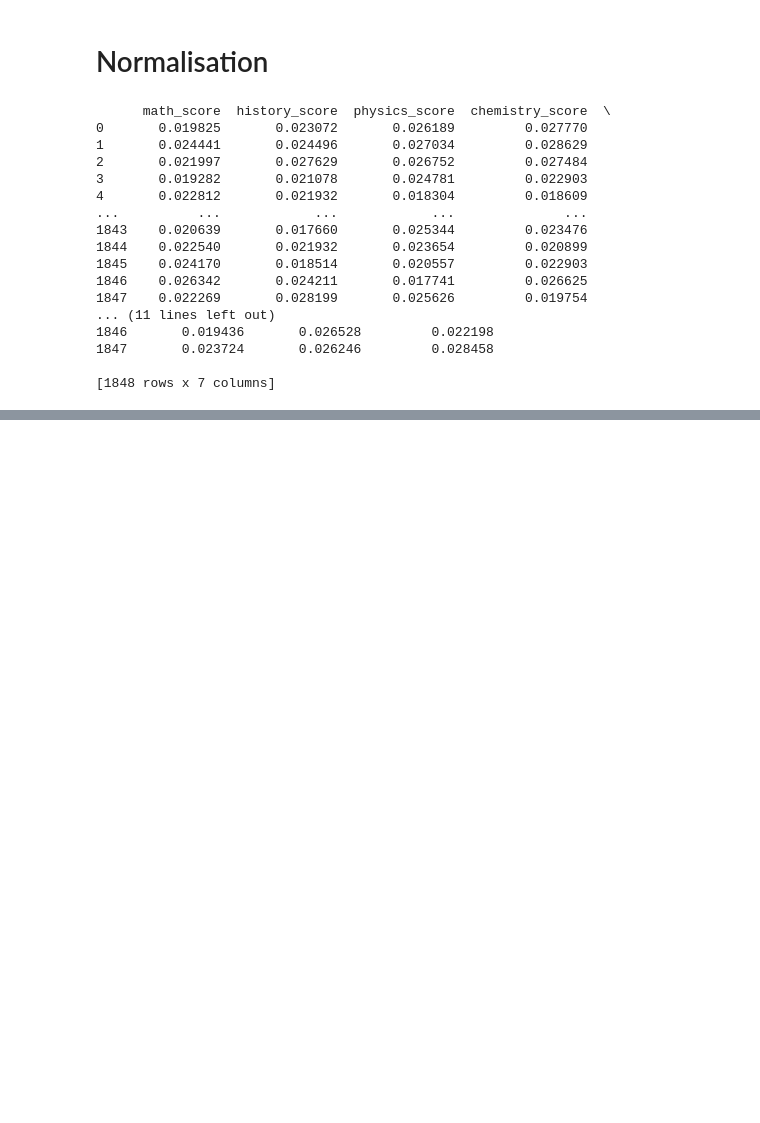
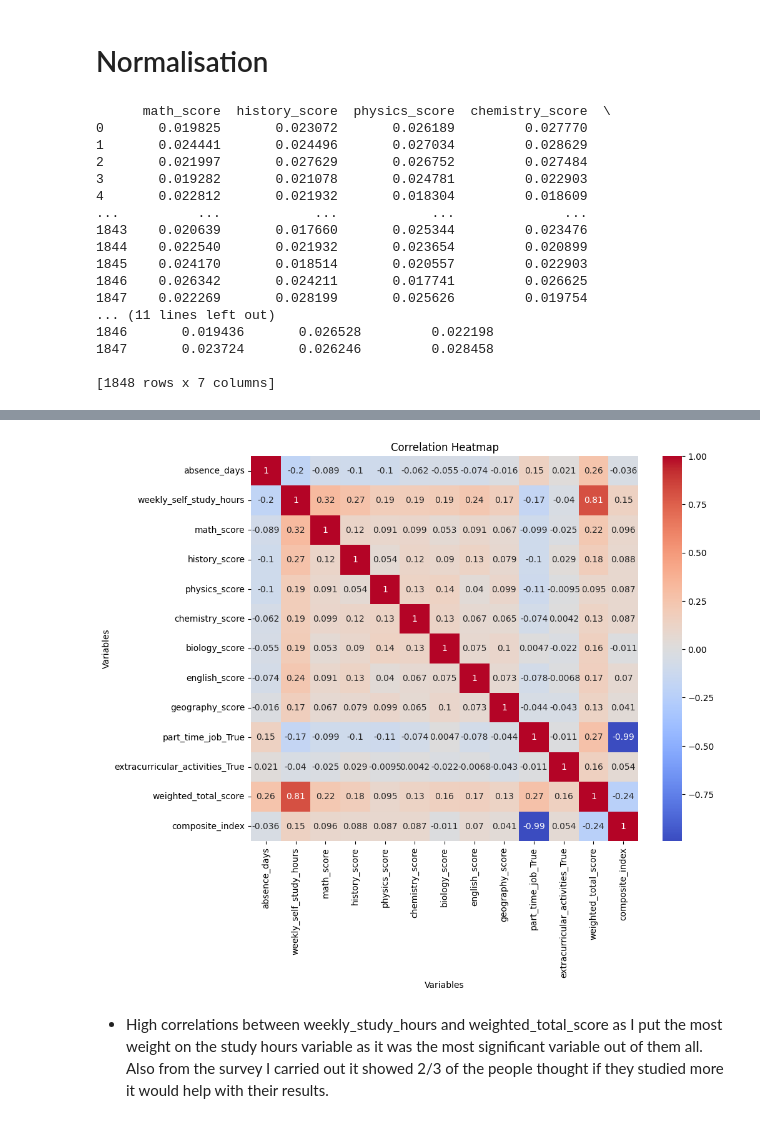
Before and after one commit to shakiralynch1/DVA_CA1, a Jupyter notebook: DVA_CA1.ipynb, the cells around one changed output, grey strips where cells are left out. Saved outputs shown, nothing was run; the diff lists cells and outputs as text; code cells hidden in the pictures; blank space fills up the shorter version.

```diff
--- a/DVA_CA1.ipynb
+++ b/DVA_CA1.ipynb
@@ -1362,0 +1493,19 @@ ValueError: operands could not be broadcast together with shapes (1848,) (5,)
+# %%
+import seaborn as sns
+import matplotlib.pyplot as plt
+
+# Create a heatmap
+plt.figure(figsize=(10, 8))
+sns.heatmap(correlation_matrix, annot=True, cmap='coolwarm')
+
+# Set the title and labels
+plt.title('Correlation Heatmap')
+plt.xlabel('Variables')
+plt.ylabel('Variables')
+
+# Show the plot
+plt.show()
+# %% [output]
+[figure, added]
+# %% [markdown]
+* High correlations between weekly_study_hours and weighted_total_score as I put the most weight on the study hours variable as it was the most significant variable out of them all. Also from the survey I carried out it showed 2/3 of the people thought if they studied more it would help with their results.
```
Also changed, not shown: parts of 13 cells of this notebook.
